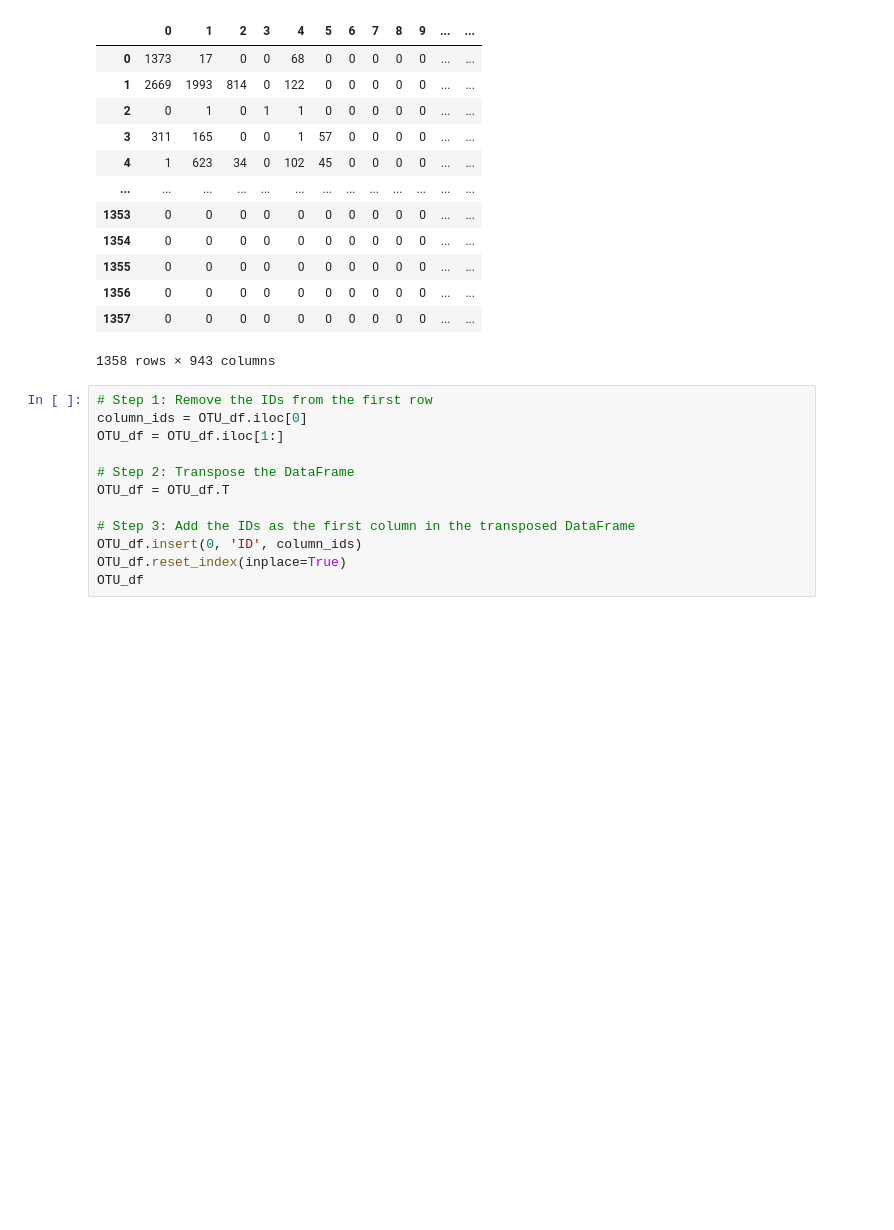
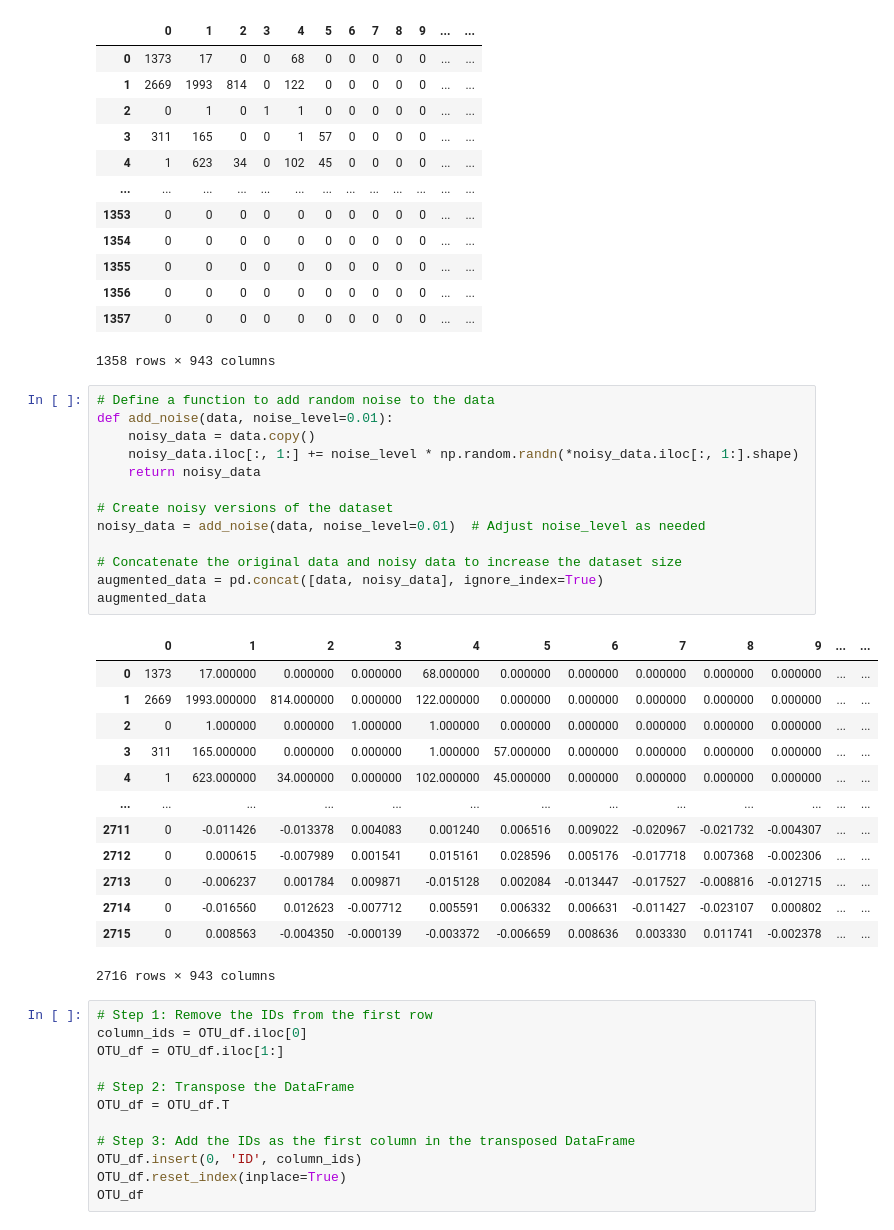
Before and after one commit to StefRodopCodes94/Thesis, a Jupyter notebook: src/Bio_VAE.ipynb, the cells around one changed output. Saved outputs shown, nothing was run; the diff lists cells and outputs as text; blank space fills up the shorter version.

```diff
--- a/src/Bio_VAE.ipynb
+++ b/src/Bio_VAE.ipynb
@@ -153,6 +153,33 @@ data
 | 1356 | 0 | 0 | 0 | 0 | 0 | 0 | 0 | 0 | 0 | 0 | ... | ... |
 | 1357 | 0 | 0 | 0 | 0 | 0 | 0 | 0 | 0 | 0 | 0 | ... | ... |
 1358 rows × 943 columns
+# %%
+# Define a function to add random noise to the data
+def add_noise(data, noise_level=0.01):
+    noisy_data = data.copy()
+    noisy_data.iloc[:, 1:] += noise_level * np.random.randn(*noisy_data.iloc[:, 1:].shape)
+    return noisy_data
+
+# Create noisy versions of the dataset
+noisy_data = add_noise(data, noise_level=0.01)  # Adjust noise_level as needed
+
+# Concatenate the original data and noisy data to increase the dataset size
+augmented_data = pd.concat([data, noisy_data], ignore_index=True)
+augmented_data
+# %% [output]
+|  | 0 | 1 | 2 | 3 | 4 | 5 | 6 | 7 | 8 | 9 | ... | ... |
+| 0 | 1373 | 17.000000 | 0.000000 | 0.000000 | 68.000000 | 0.000000 | 0.000000 | 0.000000 | 0.000000 | 0.000000 | ... | ... |
+| 1 | 2669 | 1993.000000 | 814.000000 | 0.000000 | 122.000000 | 0.000000 | 0.000000 | 0.000000 | 0.000000 | 0.000000 | ... | ... |
+| 2 | 0 | 1.000000 | 0.000000 | 1.000000 | 1.000000 | 0.000000 | 0.000000 | 0.000000 | 0.000000 | 0.000000 | ... | ... |
+| 3 | 311 | 165.000000 | 0.000000 | 0.000000 | 1.000000 | 57.000000 | 0.000000 | 0.000000 | 0.000000 | 0.000000 | ... | ... |
+| 4 | 1 | 623.000000 | 34.000000 | 0.000000 | 102.000000 | 45.000000 | 0.000000 | 0.000000 | 0.000000 | 0.000000 | ... | ... |
+| ... | ... | ... | ... | ... | ... | ... | ... | ... | ... | ... | ... | ... |
+| 2711 | 0 | -0.011426 | -0.013378 | 0.004083 | 0.001240 | 0.006516 | 0.009022 | -0.020967 | -0.021732 | -0.004307 | ... | ... |
+| 2712 | 0 | 0.000615 | -0.007989 | 0.001541 | 0.015161 | 0.028596 | 0.005176 | -0.017718 | 0.007368 | -0.002306 | ... | ... |
+| 2713 | 0 | -0.006237 | 0.001784 | 0.009871 | -0.015128 | 0.002084 | -0.013447 | -0.017527 | -0.008816 | -0.012715 | ... | ... |
+| 2714 | 0 | -0.016560 | 0.012623 | -0.007712 | 0.005591 | 0.006332 | 0.006631 | -0.011427 | -0.023107 | 0.000802 | ... | ... |
+| 2715 | 0 | 0.008563 | -0.004350 | -0.000139 | -0.003372 | -0.006659 | 0.008636 | 0.003330 | 0.011741 | -0.002378 | ... | ... |
+2716 rows × 943 columns
 # %%
 # Step 1: Remove the IDs from the first row
 column_ids = OTU_df.iloc[0]
```
Also changed, not shown: parts of 3 cells of this notebook, 14 other files.
